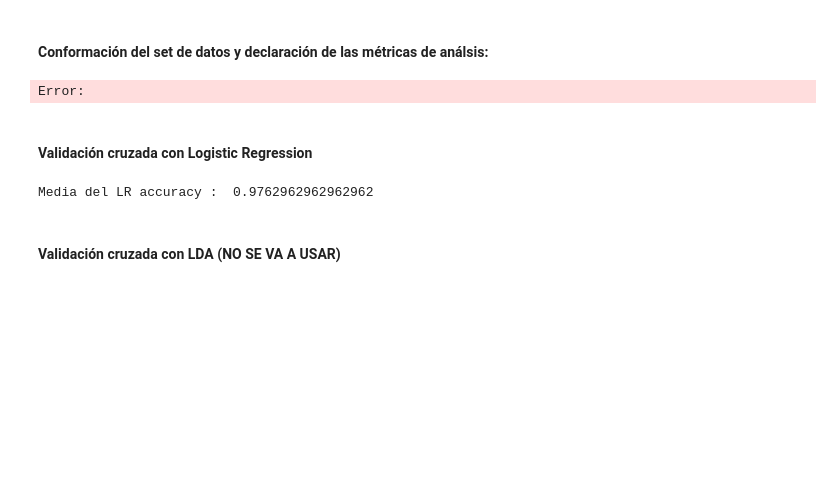
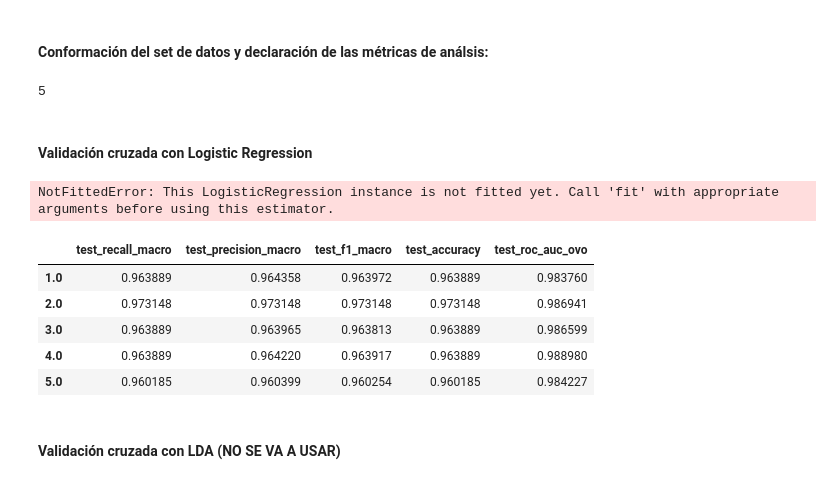
Before and after one commit to vidaldani/MangoGrading, a Jupyter notebook: DataPreprocesing.ipynb, the cells around one changed output. Cells and saved outputs as stored; diff of their text form; code cells hidden in the pictures; blank space fills up the shorter version.

```diff
--- a/DataPreprocesing.ipynb
+++ b/DataPreprocesing.ipynb
@@ -185,22 +185,41 @@ t_val[200:400] = t1[1800:2000]
 t_val[400:600] = t2[1800:2000]
 
 # Se definen el numero de folds, utilizando leaving one out
-kf = KFold(n_splits=20)
-CV= kf.get_n_splits(X_train)
+kf = KFold(n_splits=5)
+CV= kf.get_n_splits(X)
 
 # Se definen las metricas para evaluar los diferentes modelos
-scoring = ['recall_macro', 'precision_micro', 'recall_micro', 'f1_macro','accuracy']
+scoring = ['recall_macro', 'precision_macro', 'f1_macro','accuracy','roc_auc_ovo']
 # %% [output]
-Error:
+5
 # %% [markdown]
 #### Validación cruzada con Logistic Regression
 # %%
 modelLR = LogisticRegression(penalty='none', solver = 'lbfgs', max_iter=10000, multi_class='multinomial')
 
-scoresLR = cross_validate(modelLR, X, t, cv=CV, scoring=scoring)
+scoresLR = cross_validate(modelLR, X, t, cv=CV, scoring=scoring,return_estimator=True,n_jobs=-1)
 print('Media del LR accuracy : ', np.mean(scoresLR['test_accuracy']))
-# %% [output]
-Media del LR accuracy :  0.9762962962962962
+# %%
+Clases=['Clase extra','Clase I','Clase II']
+disp = plot_confusion_matrix(modelLR, X, t, display_labels = Clases, xticks_rotation = 'vertical') # Muestra gráficamente la matriz de confusión
+disp.figure_.suptitle("Matriz de confusión LDA");         # Añade un título a la figura de la matriz de confusión
+disp.figure_.set_dpi(100)                             # Establece el tamaño de la figura
+plt.xlabel("Clase predicha")
+plt.ylabel("Clase real")
+# %% [output]
+NotFittedError: This LogisticRegression instance is not fitted yet. Call 'fit' with appropriate arguments before using this estimator.
+# %%
+df = pd.DataFrame.from_dict(scoresLR)
+df.drop(df.iloc[:, 0:2], inplace = True, axis = 1)
+df.index = np.linspace(1,5,5)
+df.head()
+# %% [output]
+|  | test_recall_macro | test_precision_macro | test_f1_macro | test_accuracy | test_roc_auc_ovo |
+| 1.0 | 0.963889 | 0.964358 | 0.963972 | 0.963889 | 0.983760 |
+| 2.0 | 0.973148 | 0.973148 | 0.973148 | 0.973148 | 0.986941 |
+| 3.0 | 0.963889 | 0.963965 | 0.963813 | 0.963889 | 0.986599 |
+| 4.0 | 0.963889 | 0.964220 | 0.963917 | 0.963889 | 0.988980 |
+| 5.0 | 0.960185 | 0.960399 | 0.960254 | 0.960185 | 0.984227 |
 # %% [markdown]
 #### Validación cruzada con LDA (NO SE VA A USAR)
 # %%
```
Also changed, not shown: parts of 4 cells of this notebook, 6 other files.
